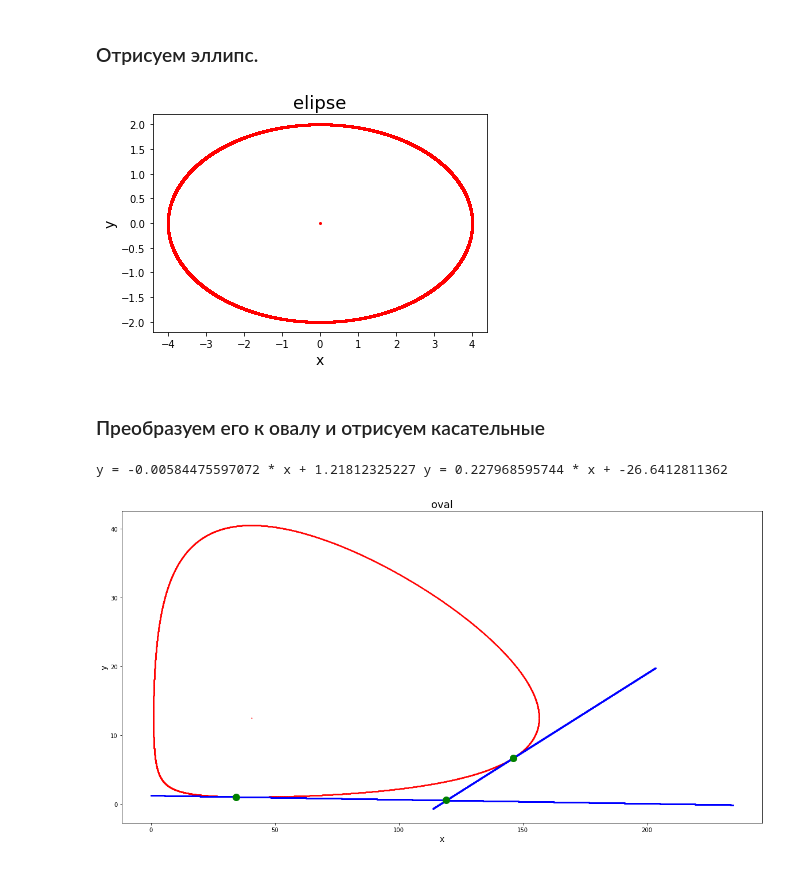
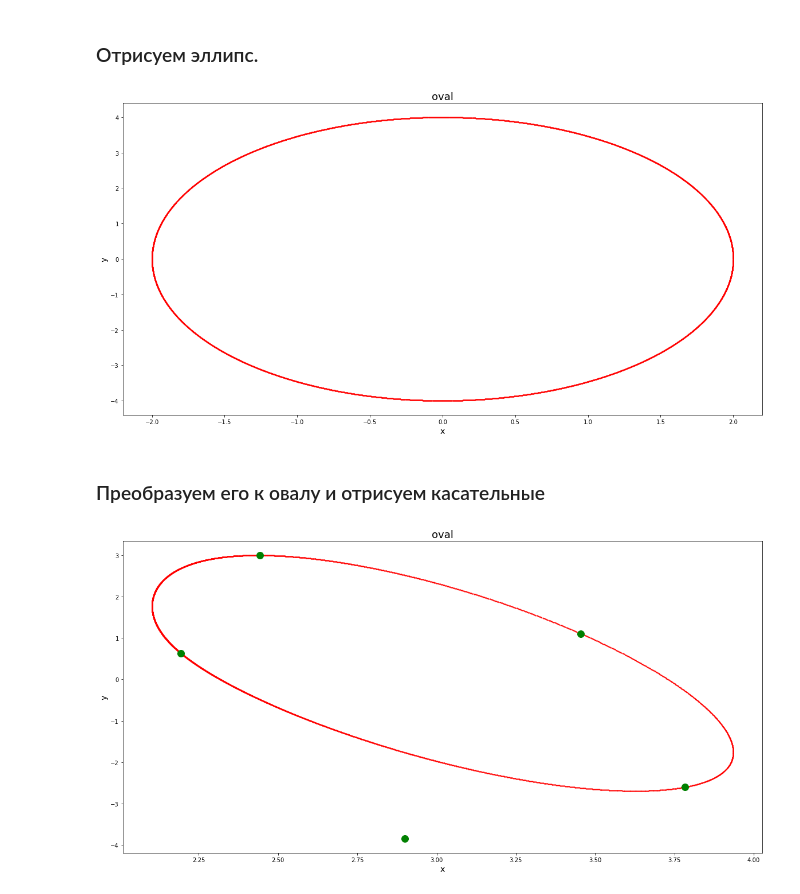
Before and after one commit to razmikKonstandyan/pics, a Jupyter notebook: illustration.ipynb, the cells around one changed output. Drawn from its saved outputs; the diff is of its cells as text; code cells hidden in the pictures.

```diff
--- a/illustration.ipynb
+++ b/illustration.ipynb
@@ -19,31 +19,46 @@ def put_points(pl, points, color='ro', markersize=1):
 # %% [markdown]
 ### Отрисуем эллипс.
 # %%
-a = 4
-b = 2
-power = 2.3
+a = 2
+b = 4
 ellipse = Ellipse(a, b)
-draw_figure(ellipse.points, 'elipse')
+put_points(get_figure(plt, 'oval'), ellipse.points).show()
 # %% [output]
-[figure, old version]
+[figure, new version]
 # %% [markdown]
 ### Преобразуем его к овалу и отрисуем касательные
 # %%
+a = 2
+b = 4
+power = 1.3
 oval = Oval(a, b, power)
-first_rand_point = oval.points[-1653]
-second_rand_point = oval.points[-363]
-first_tangent = oval.get_tangent_line(first_rand_point, left_power=1, right_power=.5, down_power=1.2, up_power=1)
-second_tangent = oval.get_tangent_line(second_rand_point, left_power=1, right_power=.3, down_power=1.7, up_power=1)
-print first_tangent, second_tangent
-intersection_point = get_lines_intersection_point(first_tangent, second_tangent)
-points = first_tangent.points + second_tangent.points + oval.points + [intersection_point]
+oval.projective_transform(10, 12, 3, 10, 4, 12, 6, 2)
+L = oval.points[-253]
+R = oval.points[-2393]
+A = oval.points[3300]
+T = oval.points[2600]
+
+LA = oval.form_line_by_two_points(L, A)
+LT = oval.form_line_by_two_points(L, T)
+RA = oval.form_line_by_two_points(R, A)
+RT = oval.form_line_by_two_points(R, T)
+RA_LT = get_lines_intersection_point(RA, LT)
+
+
+L_tangent = oval.get_tangent_line(L, left_power=1, right_power=.5, down_power=1.2, up_power=1)
+R_tangent = oval.get_tangent_line(R, left_power=1, right_power=.3, down_power=1.7, up_power=1)
+A_tangent = oval.get_tangent_line(A, left_power=1, right_power=.3, down_power=1.7, up_power=1)
+T_tangent = oval.get_tangent_line(T, left_power=1, right_power=.3, down_power=1.7, up_power=1)
+
+L_tangent_A_tangent = get_lines_intersection_point(L_tangent, A_tangent)
+
+intersection_point = get_lines_intersection_point(L_tangent, R_tangent)
 p = get_figure(plt, 'oval')
-# p.show()
 p = put_points(p, oval.points)
-p = put_points(p, first_tangent.points, 'bo')
-p = put_points(p, second_tangent.points, 'bo')
-p = put_points(p, [intersection_point, first_rand_point, second_rand_point], 'go', markersize=12)
+# p = put_points(p, L_tangent.points + A_tangent.points, 'bo')
+# p = put_points(p, R_tangent.points, 'bo')
+p = put_points(p, [intersection_point, L, R, T, A], 'go', markersize=12)
+p = put_points(p, oval.form_line_by_two_points(L, R).points, 'go')
 p.show()
 # %% [output]
-y = -0.00584475597072 * x + 1.21812325227 y = 0.227968595744 * x + -26.6412811362
-[figure, old version]
+[figure, new version]
```
Also changed, not shown: parts of 4 cells of this notebook, 2 other files.
